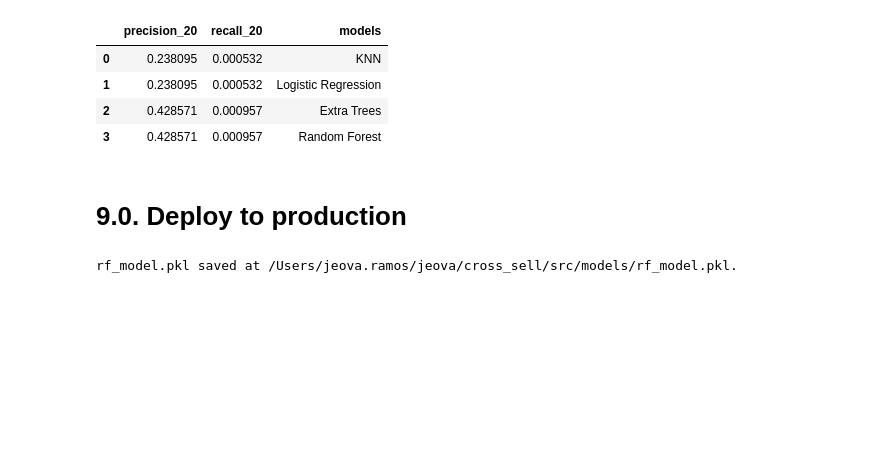
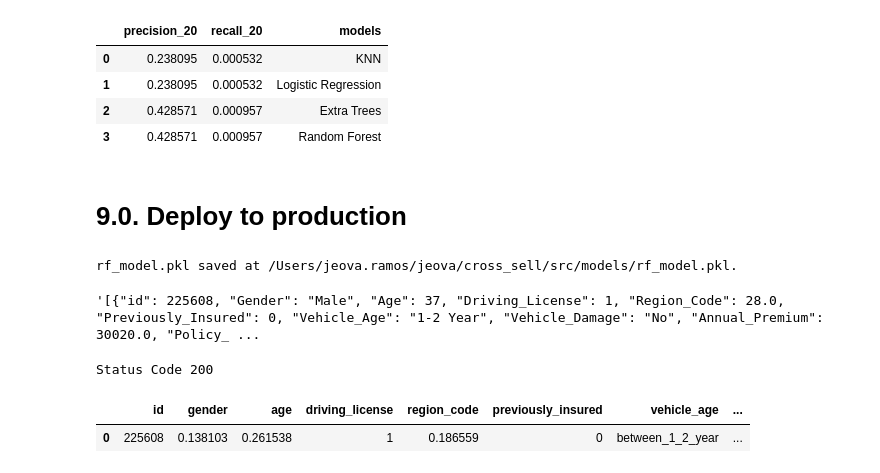
Before and after one commit to jeovaramos/cross_sell, a Jupyter notebook: notebooks/notebook.ipynb, the cells around one changed output. Saved outputs shown, nothing was run; the diff lists cells and outputs as text; code cells hidden in the pictures; blank space fills up the shorter version.

```diff
--- a/notebooks/notebook.ipynb
+++ b/notebooks/notebook.ipynb
@@ -669,0 +677,24 @@ rf_model.pkl saved at /Users/jeova.ramos/jeova/cross_sell/src/models/rf_model.pk
+# %%
+df_test = df_raw.sample(1)
+# %%
+# convert dataframe to json
+data = json.dumps(df_test.to_dict(orient='records'))
+data
+# %% [output]
+'[{"id": 225608, "Gender": "Male", "Age": 37, "Driving_License": 1, "Region_Code": 28.0, "Previously_Insured": 0, "Vehicle_Age": "1-2 Year", "Vehicle_Damage": "No", "Annual_Premium": 30020.0, "Policy_ ...
+# %%
+ # API Call
+#url = 'http://0.0.0.0:5000/predict'
+url = 'http://0.0.0.0:5001/predict'
+header = {'Content-type': 'application/json'}
+
+r = requests.post(url, data=data, headers=header)
+print('Status Code {}'.format(r.status_code))
+# %% [output]
+Status Code 200
+# %%
+d1 = pd.DataFrame( r.json(), columns=r.json()[0].keys() )
+d1.sort_values( 'score', ascending=False ).head()
+# %% [output]
+|  | id | gender | age | driving_license | region_code | previously_insured | vehicle_age | ... |
+| 0 | 225608 | 0.138103 | 0.261538 | 1 | 0.186559 | 0 | between_1_2_year | ... |
```
Also changed, not shown: parts of 3 cells of this notebook.
